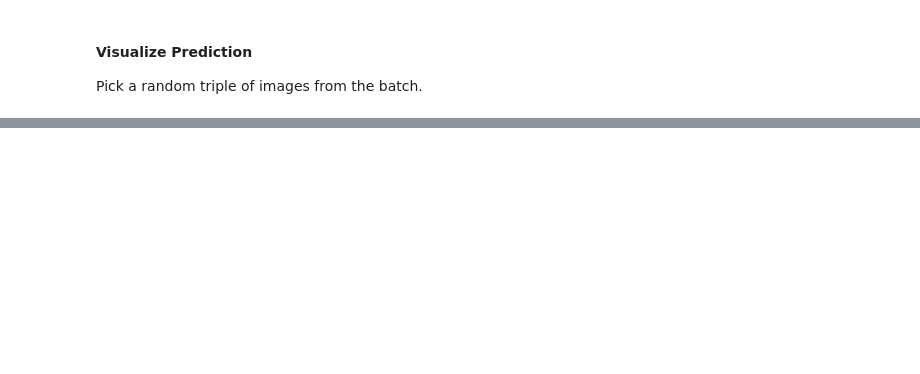
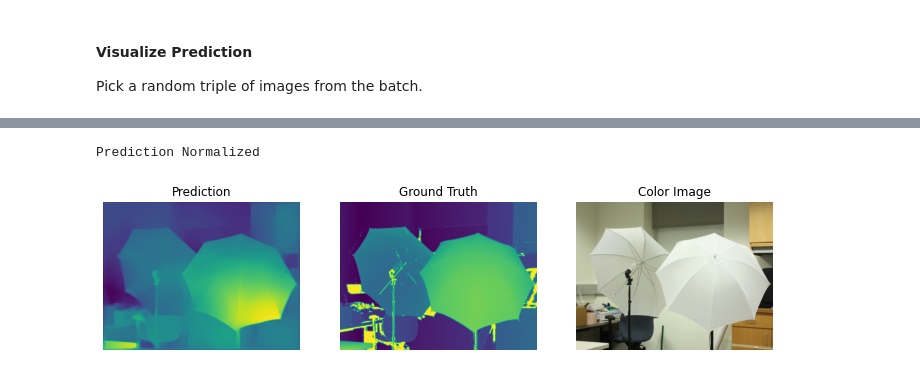
Before and after one commit to CSCCNY/final-project-monodepth-ccny, a Jupyter notebook: Notebooks/densedepth-benchmark.ipynb, the cells around one changed output, grey strips where cells are left out. Cells and saved outputs as stored; diff of their text form; code cells hidden in the pictures; blank space fills up the shorter version.

```diff
--- a/Notebooks/densedepth-benchmark.ipynb
+++ b/Notebooks/densedepth-benchmark.ipynb
@@ -100,0 +165,11 @@ Visualize to check if the result is still valid -- should not visually differ mu
+# %%
+# Load Images
+mdbr_rgb, mdbr_depth = load_middlebury_images("/Users/slava/Downloads/middlebury-data")
+# %%
+# Predict Middlebury Depth
+mdbr_prediction_depth = model.predict(mdbr_rgb)
+# %%
+# Normalize predicted depth.
+for i in range(mdbr_prediction_depth.shape[0]):
+    mdbr_prediction_depth[i, ...] = (mdbr_prediction_depth[i, ...] - np.mean(mdbr_prediction_depth[i, ...]))\
+                                    / np.std(mdbr_prediction_depth[i, ...])
@@ -101,19 +180,22 @@ Visualize to check if the result is still valid -- should not visually differ mu
+# %%
+random_index = random.randrange(mdbr_prediction_depth.shape[0])
 # %%
 f, axarr = plt.subplots(ncols=3, figsize=(12, 8))
 
 for ax in axarr:
     ax.axis("off")
 
-prediction_norm = (prediction_depth[random_index, :, :, 0] - np.mean(prediction_depth[random_index, :, :, 0])) / np.std(prediction_depth[random_index, :, :, 0])
-truth_norm = (nyu_depth[random_index, :, :] - np.mean(nyu_depth[random_index, :, :])) / np.std(nyu_depth[random_index, :, :])
-
-print(np.mean(prediction_norm), np.mean(truth_norm))
 print("Prediction Normalized")
 axarr[0].set_title("Prediction")
-axarr[0].imshow(prediction_norm)
+axarr[0].imshow(mdbr_prediction_depth[random_index, :, :, 0])
 
 axarr[1].set_title("Ground Truth")
-axarr[1].imshow(truth_norm)
+axarr[1].imshow(mdbr_depth[random_index, :, :])
 
 axarr[2].set_title("Color Image")
-axarr[2].imshow(nyu_rgb[random_index, :, :])
+axarr[2].imshow(mdbr_rgb[random_index, :, :])
+
+plt.show()
+# %% [output]
+Prediction Normalized
+[figure, added]
```
Also changed, not shown: parts of 16 cells of this notebook.
